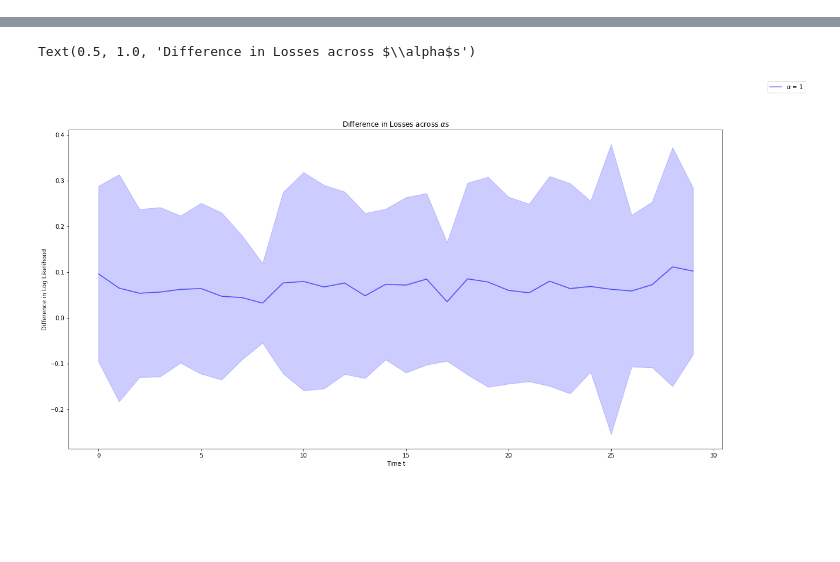
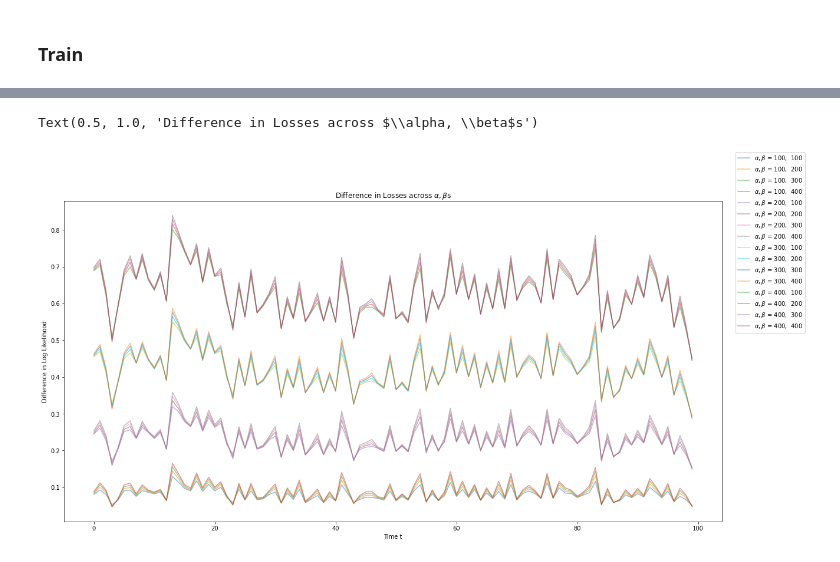
Before and after one commit to atechnicolorskye/post_sum, a Jupyter notebook: regain/plot.ipynb, the cells around one changed output, grey strips where cells are left out. Saved outputs shown, nothing was run; the diff lists cells and outputs as text; code cells hidden in the pictures; blank space fills up the shorter version.

```diff
--- a/regain/plot.ipynb
+++ b/regain/plot.ipynb
@@ -15,0 +1,15 @@ beta = 10
+# %%
+import numpy as np
+import pandas as pd
+from numpy.random import multivariate_normal as mvnorm
+from numpy.linalg import norm
+
+import matplotlib.pyplot as plt
+plt.rcParams['figure.facecolor'] = 'white'
+plt.rcParams['axes.facecolor'] = 'white'
+%matplotlib inline
+
+import pdb
+
+seed = 0
+np.random.seed(seed)
@@ -16,22 +42,40 @@ beta = 10
+# %% [markdown]
+### Train
+# %%
+# alpha = [20, 40, 60, 80, 100]
+alpha = [100, 200, 300, 400]
+beta = [100, 200, 300, 400]
+# beta = 10
 # %%
 from regain.covariance import TimeGraphicalLasso
 fig, ax = plt.subplots(figsize=(20, 10))
-colors = "bgrcmykw"
-color_index = 0
+fig.patch.set_facecolor('white')
+# colors = "bgrcmykw"
+# color_index = 0
+plt.rcParams["axes.prop_cycle"] = plt.cycler("color", plt.cm.tab20.colors)
+
+fit_pre = {}
+emp_pre = {}
 
 for i in alpha:
-    emp_diff, sam_diff, qual = TimeGraphicalLasso(alpha=i, beta=beta, max_iter=5000, psi='kernel', gamma=0.9).fit_cov(data).eval_pre(data)
-    print(i)
-    print(qual)
-    std = np.std(sam_diff, 1)
+    for j in beta:
+        tgl = TimeGraphicalLasso(alpha=i, beta=j, max_iter=5000, psi="laplacian", gamma=0.9)
+        emp_diff, sam_diff, pre = tgl.fit_cov(X_cov).eval_cov_pre(X_cov)
+        emp_pre[i, j] = tgl.emp_inv
+        fit_pre[i, j] = pre
+    #     pdb.set_trace()
+    #     print(emp_diff, np.mean(sam_diff))
+        std = np.std(sam_diff, 1)
 
-    ax.plot(range(30), emp_diff, color=colors[color_index], alpha=0.5, label=r'$\alpha$ = {}'.format(i))
-    ax.fill_between(range(30), emp_diff, emp_diff - std, color=colors[color_index], alpha=0.2)
-    ax.fill_between(range(30), emp_diff, emp_diff + std, color=colors[color_index], alpha=0.2)
-    color_index += 1
+        ax.plot(range(n_time), emp_diff, alpha=0.5, label=r'$\alpha, \beta$ = {},  {}'.format(i, j))
+#         ax.plot(range(n_time), emp_diff, color=colors[color_index], alpha=0.5, label=r'$\alpha, \beta$ = {},  {}'.format(i, j))
+#         ax.fill_between(range(n_time), emp_diff, emp_diff - std, color=colors[color_index], alpha=0.2)
+#         ax.fill_between(range(n_time), emp_diff, emp_diff + std, color=colors[color_index], alpha=0.2)
+#         color_index += 1
+        print("{} {} done".format(i, j))
 
 fig.legend()
 ax.set_ylabel('Difference in Log Likelihood')
 ax.set_xlabel('Time t')
-ax.set_title(r'Difference in Losses across $\alpha$s')
+ax.set_title(r'Difference in Losses across $\alpha, \beta$s')
 # %% [output]
@@ -47,2 +98,2 @@ ax.set_title(r'Difference in Losses across $\alpha$s')
-Text(0.5, 1.0, 'Difference in Losses across $\\alpha$s')
+Text(0.5, 1.0, 'Difference in Losses across $\\alpha, \\beta$s')
-[figure, old version]
+[figure, new version]
```
Also changed, not shown: parts of 9 cells of this notebook, 8 other files.
